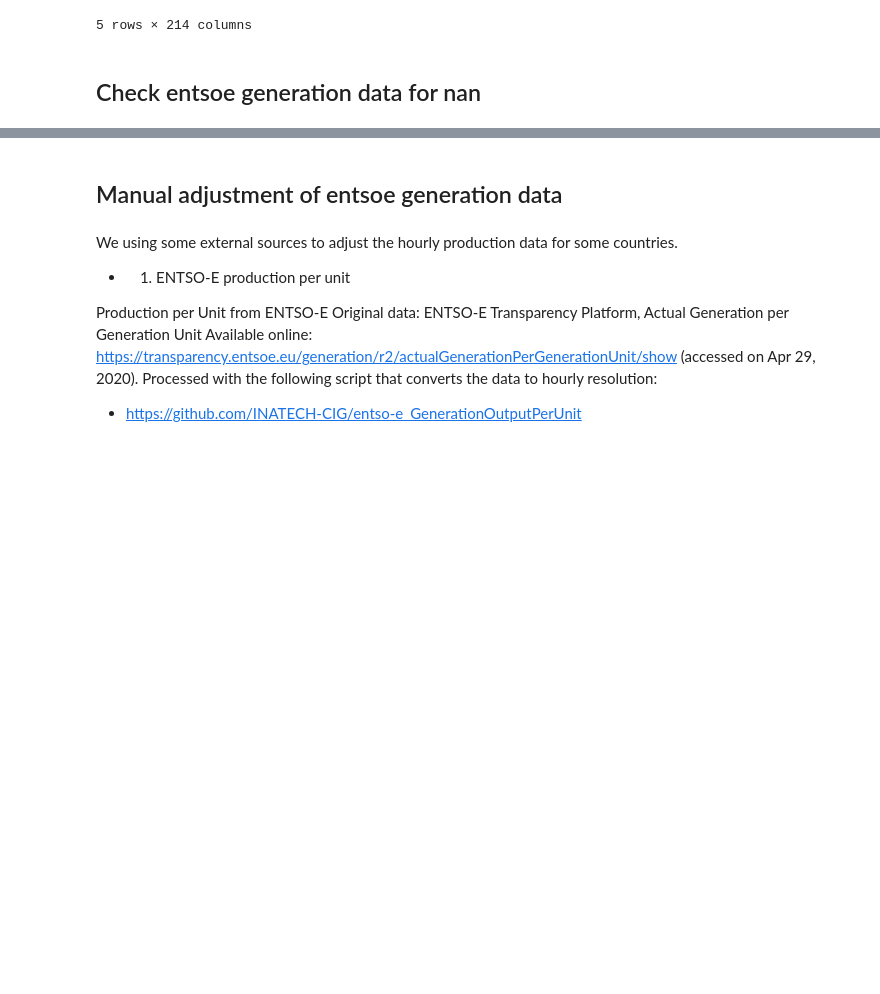
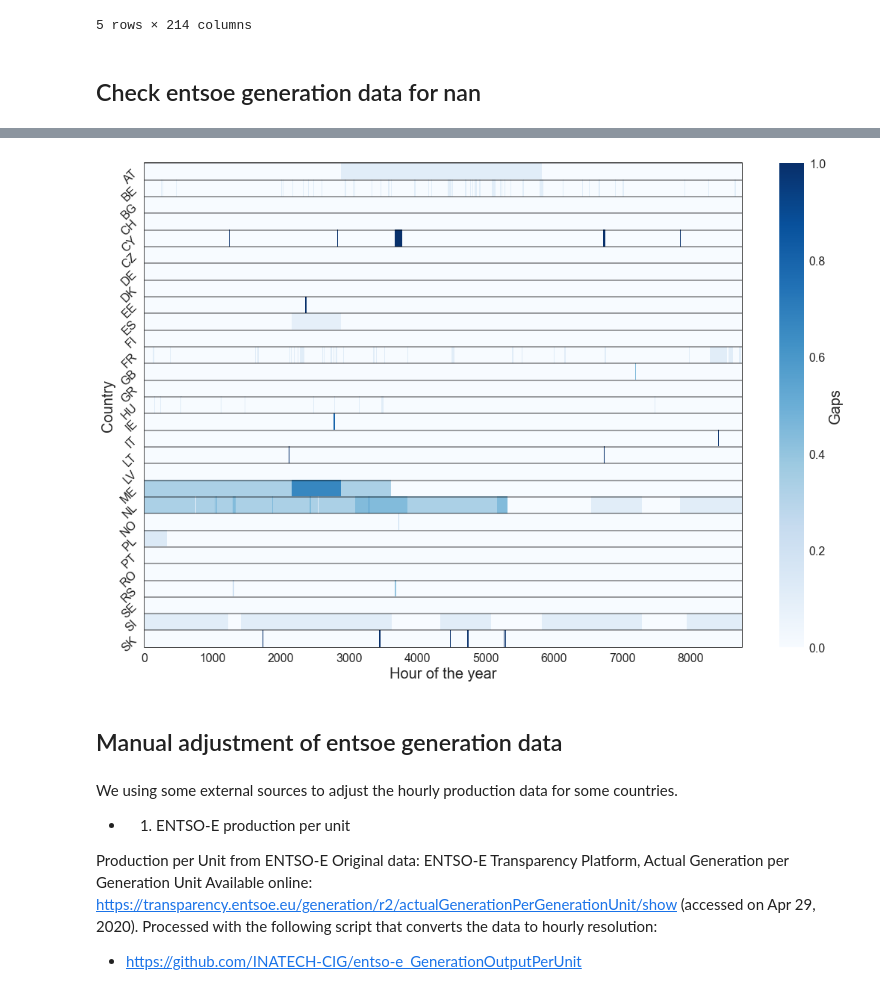
Before and after one commit to INATECH-CIG/entso-e_GenerationOutputPerType, a Jupyter notebook: Generation_per_Type.ipynb, the cells around one changed output, grey strips where cells are left out. Cells and saved outputs as stored; diff of their text form; code cells hidden in the pictures; blank space fills up the shorter version.

```diff
--- a/Generation_per_Type.ipynb
+++ b/Generation_per_Type.ipynb
@@ -376,3 +431,11 @@ nan_statistic
 # %%
 # export statistic to csv file
 nan_statistic.to_csv(output_directory_path + '/nan_statistic.csv')
+# %%
+# nan dataframe for nan plot
+# nan for each technology
+entsoe_gen_type_table_null = entsoe_gen_type_table.isnull()
+
+plot_table_null = entsoe_gen_type_table_null.groupby(level = 0, axis = 1).sum() / entsoe_gen_type_table_null.count(axis=1, level=0)
+
+plot_table_null = plot_table_null.T
@@ -379,3 +453,9 @@ nan_statistic.to_csv(output_directory_path + '/nan_statistic.csv')
+# %%
+fig = plot_gap_map_func(plot_table_null)
+
+fig.savefig(os.path.join(output_directory_path + '/generation_per_tech_nan_gap_map_orig.jpg'))
+# %% [output]
+[figure, added]
 # %% [markdown]
 ## Manual adjustment of entsoe generation data
 # %% [markdown]
```
Also changed, not shown: parts of 51 cells of this notebook, 1 other file.
